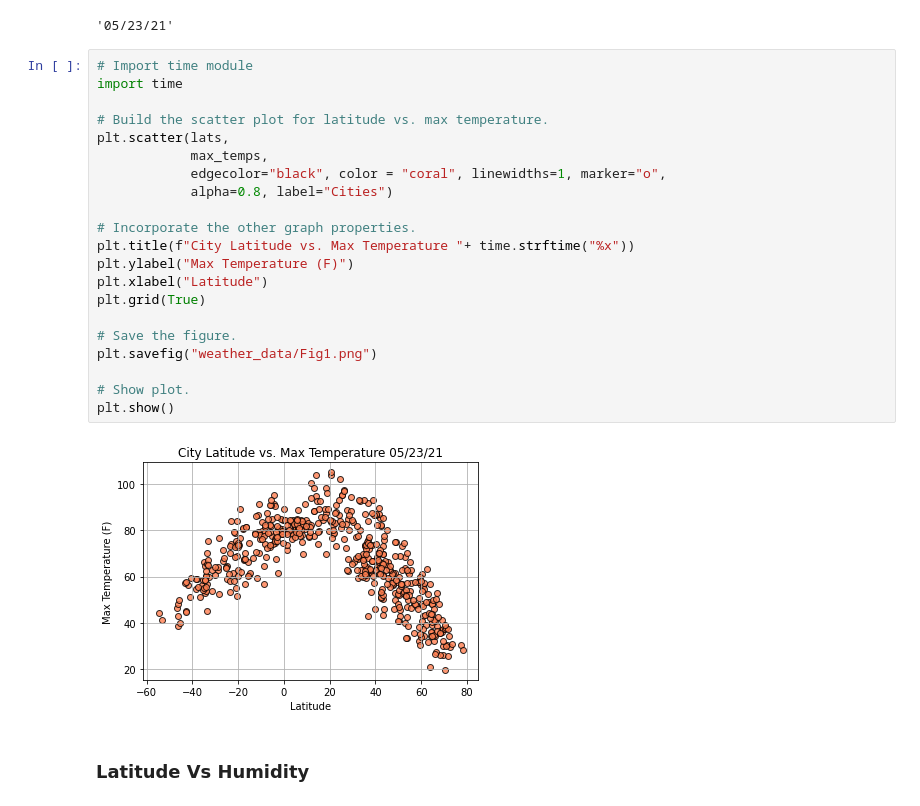
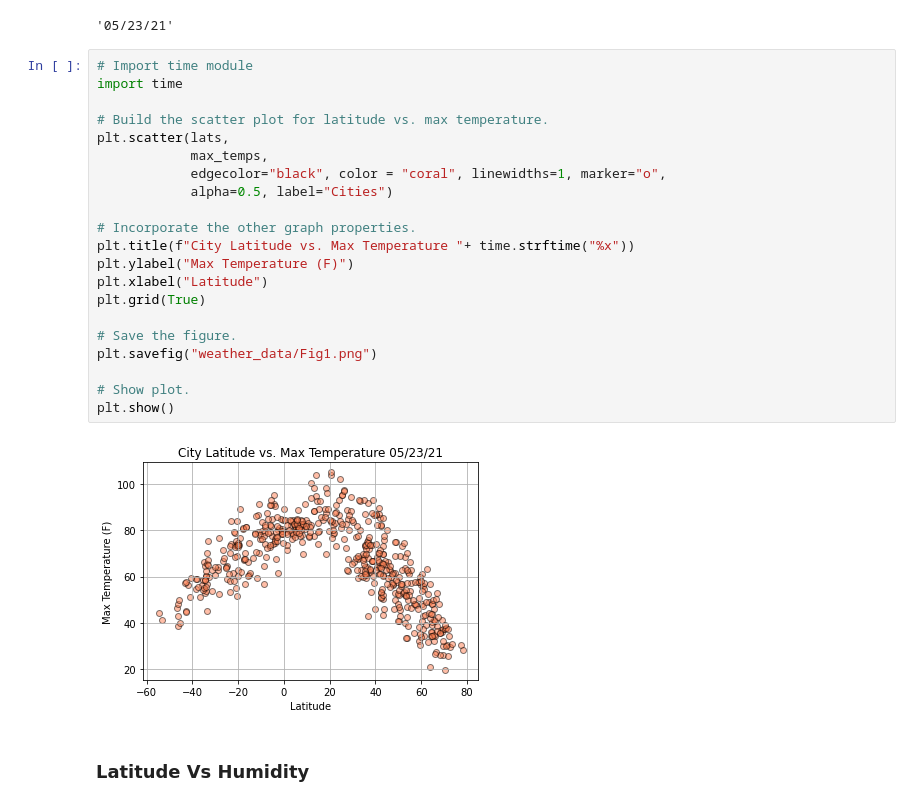
Before and after one commit to krishnakalisarkar/World_Weather_Analysis, a Jupyter notebook: WeatherPy.ipynb, the cells around one changed output. Saved outputs shown, nothing was run; the diff lists cells and outputs as text.

```diff
--- a/WeatherPy.ipynb
+++ b/WeatherPy.ipynb
@@ -270,26 +271,26 @@ today
 # %%
 # Import time module
 import time
 
 # Build the scatter plot for latitude vs. max temperature.
 plt.scatter(lats,
             max_temps,
             edgecolor="black", color = "coral", linewidths=1, marker="o",
-            alpha=0.8, label="Cities")
+            alpha=0.5, label="Cities")
 
 # Incorporate the other graph properties.
 plt.title(f"City Latitude vs. Max Temperature "+ time.strftime("%x"))
 plt.ylabel("Max Temperature (F)")
 plt.xlabel("Latitude")
 plt.grid(True)
 
 # Save the figure.
 plt.savefig("weather_data/Fig1.png")
 
 # Show plot.
 plt.show()
 # %% [output]
-[figure, old version]
+[figure, new version]
 # %% [markdown]
 ### Latitude Vs Humidity
 # %%
```
Also changed, not shown: parts of 22 cells of this notebook, 4 other files.
